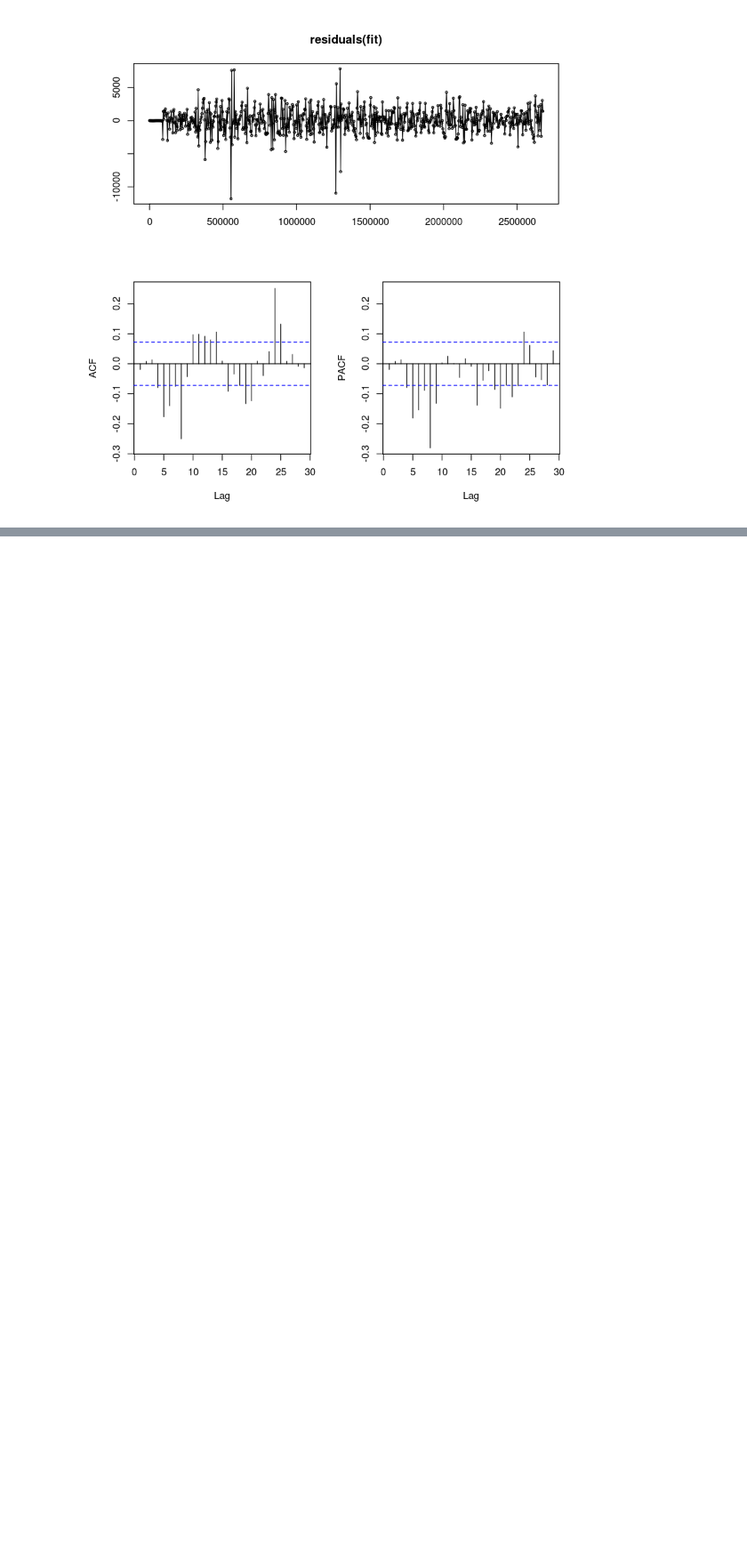
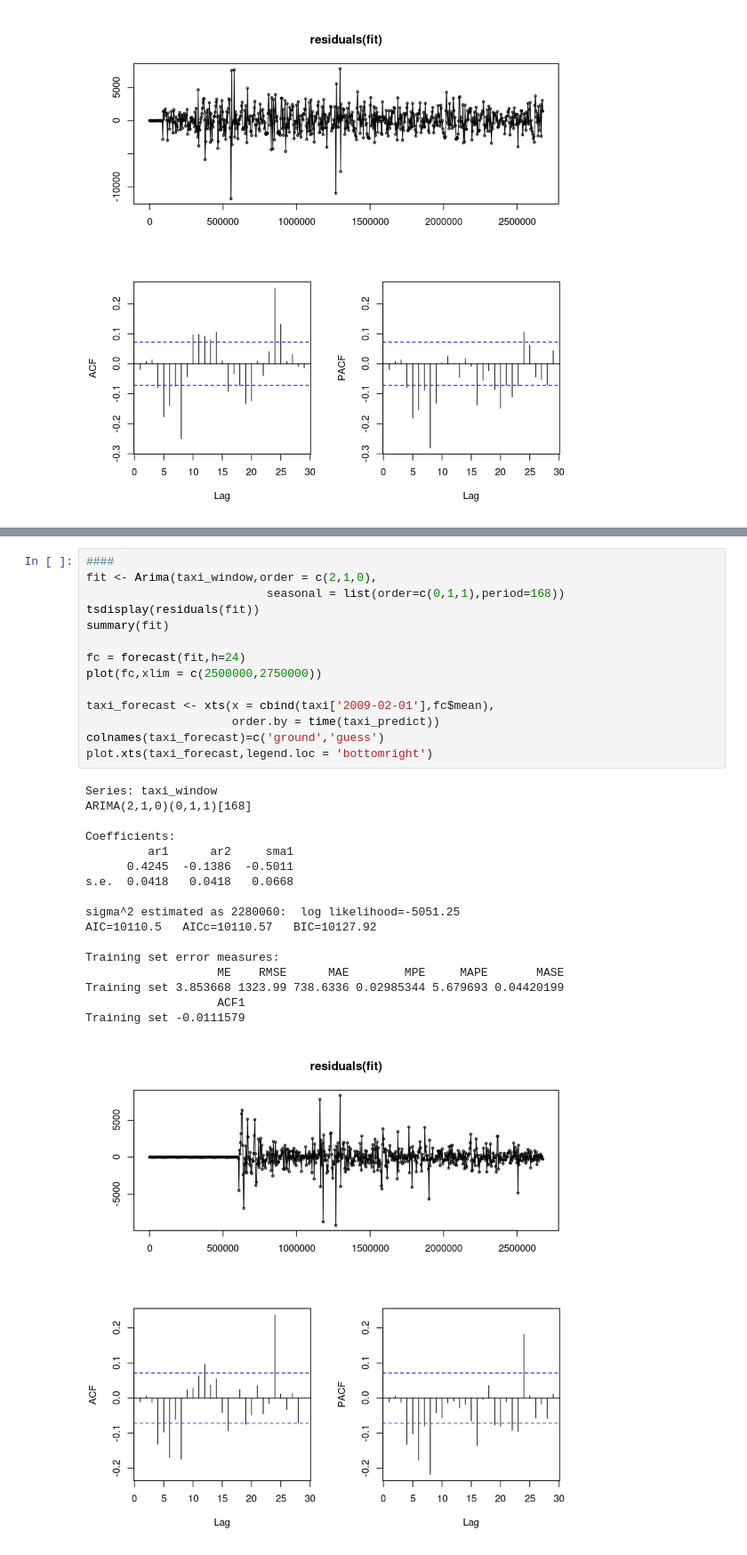
Before and after one commit to pdpham-llnl/dssi17, a Jupyter notebook: taxi/ts_taxi_ARIMA_R.ipynb, the cells around one changed output, grey strips where cells are left out. Shown at 89% size. Drawn from its saved outputs; the diff is of its cells as text; blank space fills up the shorter version.

```diff
--- a/taxi/ts_taxi_ARIMA_R.ipynb
+++ b/taxi/ts_taxi_ARIMA_R.ipynb
@@ -132,0 +74,32 @@ Training set 0.0007413766
+# %%
+####
+fit <- Arima(taxi_window,order = c(2,1,0),
+                          seasonal = list(order=c(0,1,1),period=168))
+tsdisplay(residuals(fit))
+summary(fit)
+
+fc = forecast(fit,h=24)
+plot(fc,xlim = c(2500000,2750000))
+
+taxi_forecast <- xts(x = cbind(taxi['2009-02-01'],fc$mean),
+                     order.by = time(taxi_predict))
+colnames(taxi_forecast)=c('ground','guess')
+plot.xts(taxi_forecast,legend.loc = 'bottomright')
+# %% [output]
+Series: taxi_window
+ARIMA(2,1,0)(0,1,1)[168]
+
+Coefficients:
+         ar1      ar2     sma1
+      0.4245  -0.1386  -0.5011
+s.e.  0.0418   0.0418   0.0668
+
+sigma^2 estimated as 2280060:  log likelihood=-5051.25
+AIC=10110.5   AICc=10110.57   BIC=10127.92
+
+Training set error measures:
+                   ME    RMSE      MAE        MPE     MAPE       MASE
+Training set 3.853668 1323.99 738.6336 0.02985344 5.679693 0.04420199
+                   ACF1
+Training set -0.0111579
+[figure, added]
```
Also changed, not shown: parts of 8 cells of this notebook.
